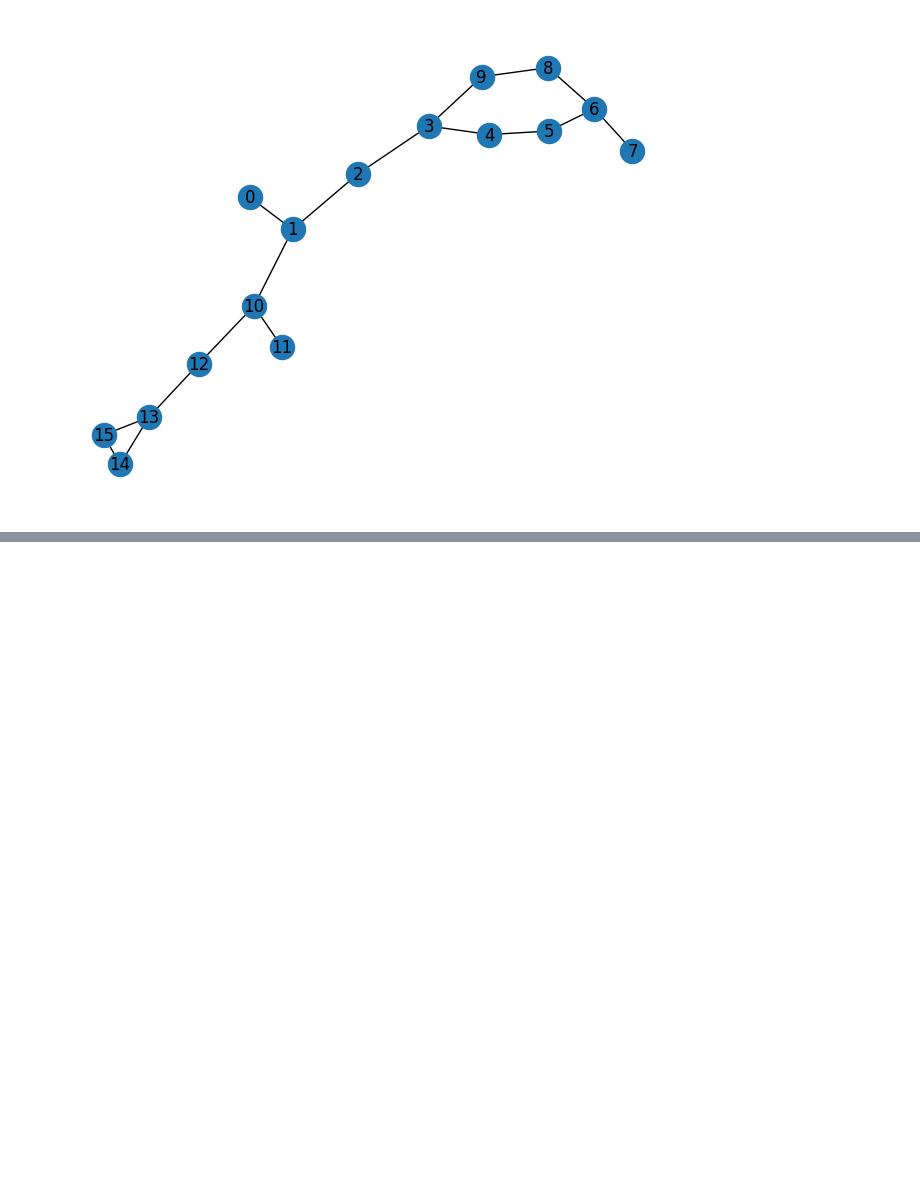
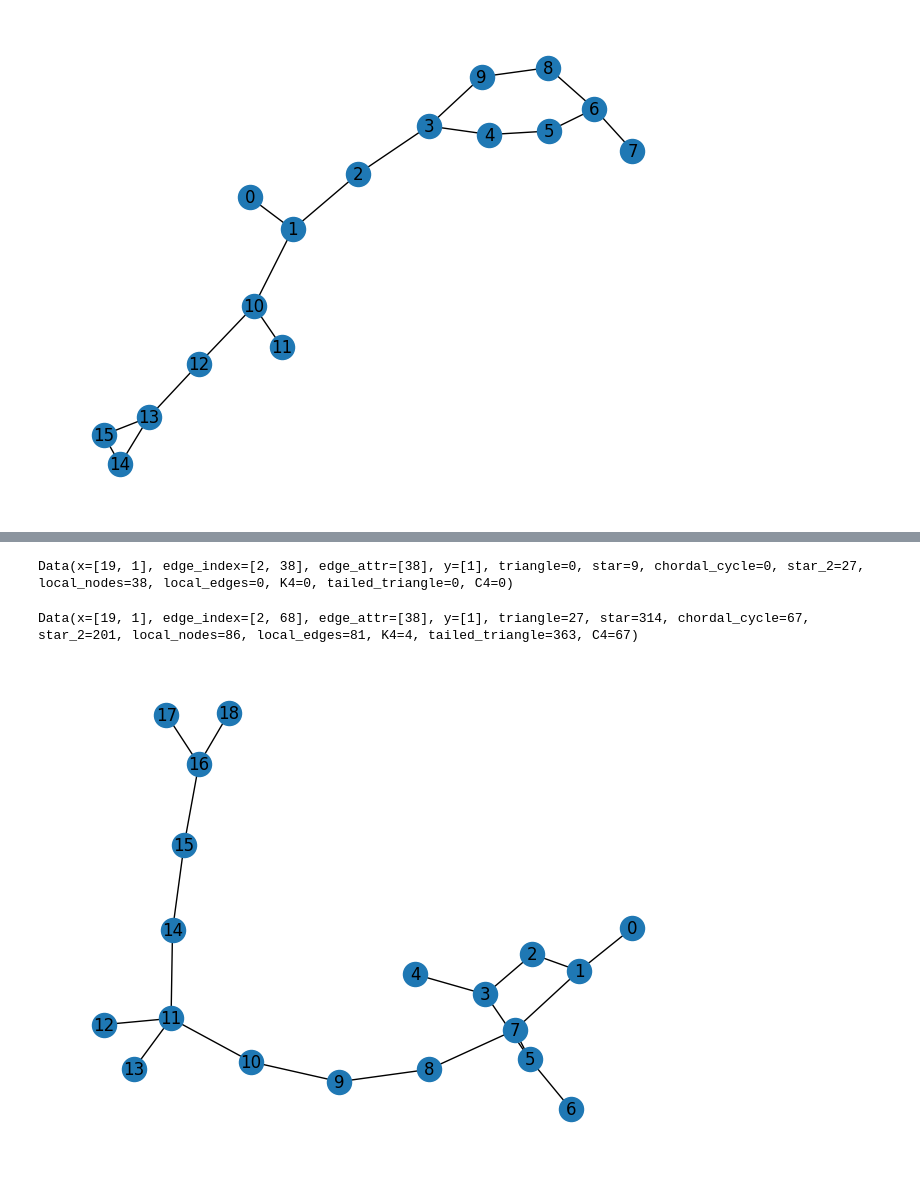
Before and after one commit to Roy-Shubhajit/InSig-GNN, a Jupyter notebook: test.ipynb, the cells around one changed output, grey strips where cells are left out. Drawn from its saved outputs; the diff is of its cells as text; code cells hidden in the pictures; blank space fills up the shorter version.

Commit message:
Updated with semi-real data (random chordals)

```diff
--- a/test.ipynb
+++ b/test.ipynb
@@ -951,0 +1026,22 @@ Data(x=[16, 1], edge_index=[2, 34], edge_attr=[34], y=[1], triangle=1, star=5, c
+# %%
+train_dataset[6]
+# %% [output]
+Data(x=[19, 1], edge_index=[2, 38], edge_attr=[38], y=[1], triangle=0, star=9, chordal_cycle=0, star_2=27, local_nodes=38, local_edges=0, K4=0, tailed_triangle=0, C4=0)
+# %%
+new_G
+# %% [output]
+Data(x=[19, 1], edge_index=[2, 68], edge_attr=[38], y=[1], triangle=27, star=314, chordal_cycle=67, star_2=201, local_nodes=86, local_edges=81, K4=4, tailed_triangle=363, C4=67)
+# %%
+import torch
+plot_edge = train_dataset[6].edge_index
+
+plot_edge = plot_edge.T
+#plot a graph
+import networkx as nx
+import matplotlib.pyplot as plt
+G = nx.Graph()
+G.add_edges_from(plot_edge.numpy())
+nx.draw(G, with_labels=True)
+plt.show()
+# %% [output]
+[figure, added]
```
Also changed, not shown: parts of 14 cells of this notebook, 7 other files.
